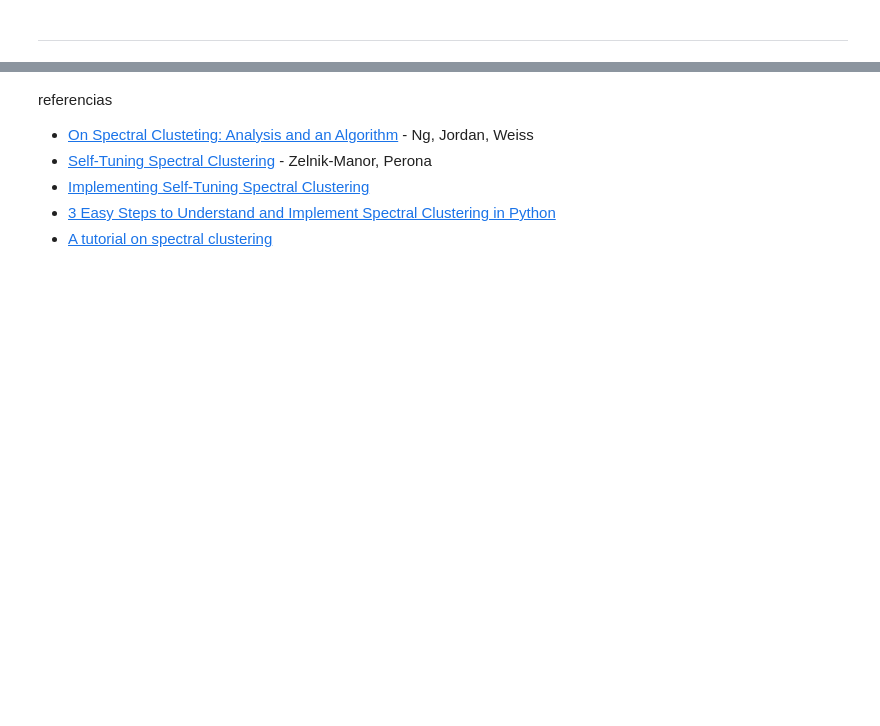
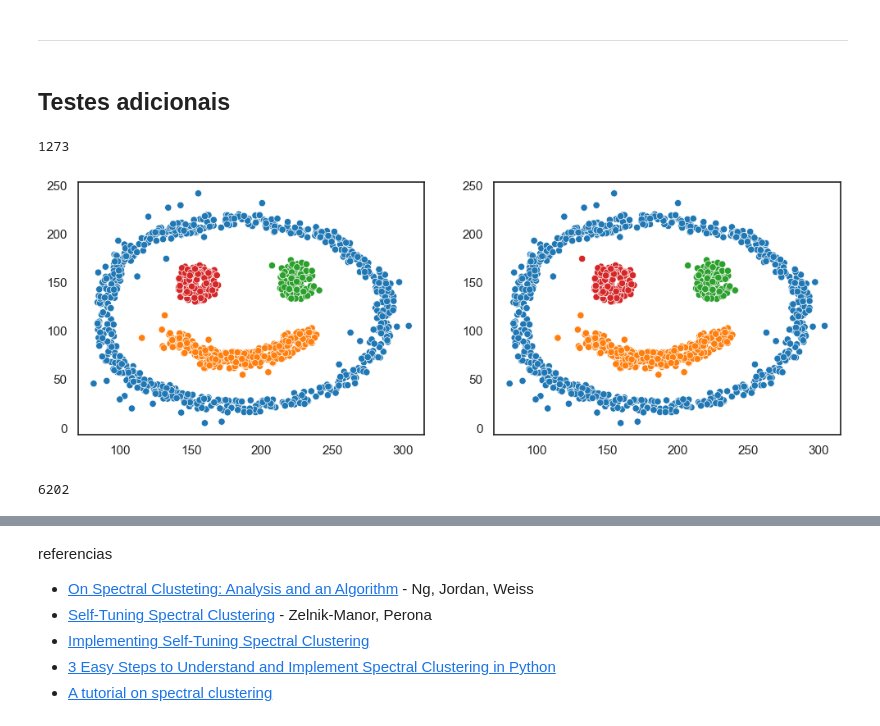
Before and after one commit to theuvargas/algebra-linear-aplicada, a Jupyter notebook: espectral.ipynb, the cells around one changed output, grey strips where cells are left out. Drawn from its saved outputs; the diff is of its cells as text; code cells hidden in the pictures; blank space fills up the shorter version.

Commit message:
testes adicionais

```diff
--- a/espectral.ipynb
+++ b/espectral.ipynb
@@ -426,3 +426,5 @@ testa_clusterizacao(
 [figure]
 # %% [markdown]
 ---
+# %% [markdown]
+## Testes adicionais
@@ -428,0 +433,21 @@ testa_clusterizacao(
+# %%
+def testa_clusterizacao2(X, algoritmo):
+    fig, axes = plt.subplots(1, 2, figsize=(12, 4))
+    sns.scatterplot(X, x="x", y="y", hue="color", palette="tab10", legend=False, ax=axes[0])
+    sns.scatterplot(X, x="x", y="y", hue=algoritmo.fit_predict(X[["x", "y"]]), palette="tab10", legend=False, ax=axes[1])
+    axes[0].set(xlabel=None, ylabel=None)
+    axes[1].set(xlabel=None, ylabel=None)
+# %%
+face = pd.read_csv("testes/face.csv")
+len(face)
+# %% [output]
+1273
+# %%
+testa_clusterizacao2(face, Espectral2(4))
+# %% [output]
+[figure, added]
+# %%
+un2 = pd.read_csv("testes/un2.csv")
+len(un2)
+# %% [output]
+6202
```
Also changed, not shown: parts of 13 cells of this notebook, 30 other files.
